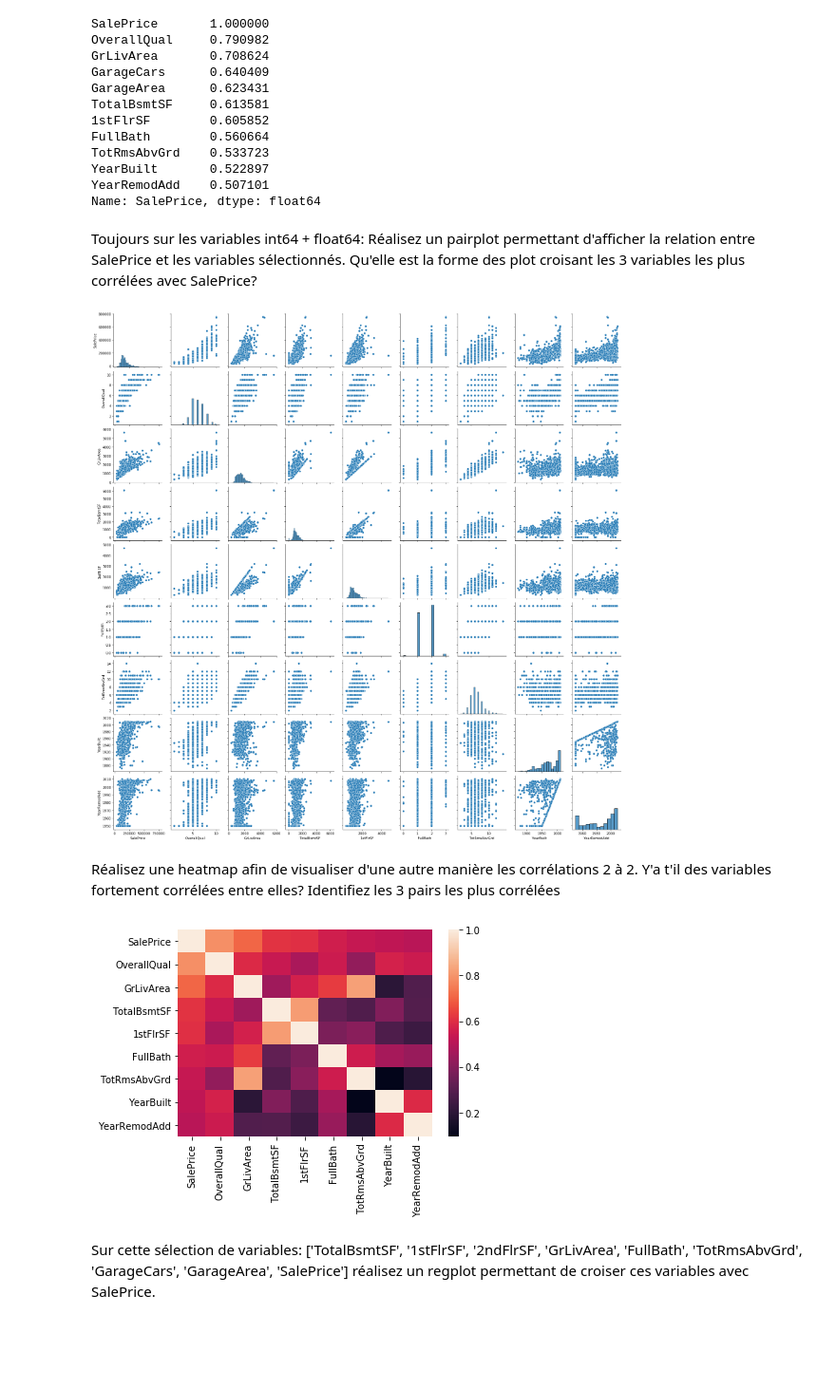
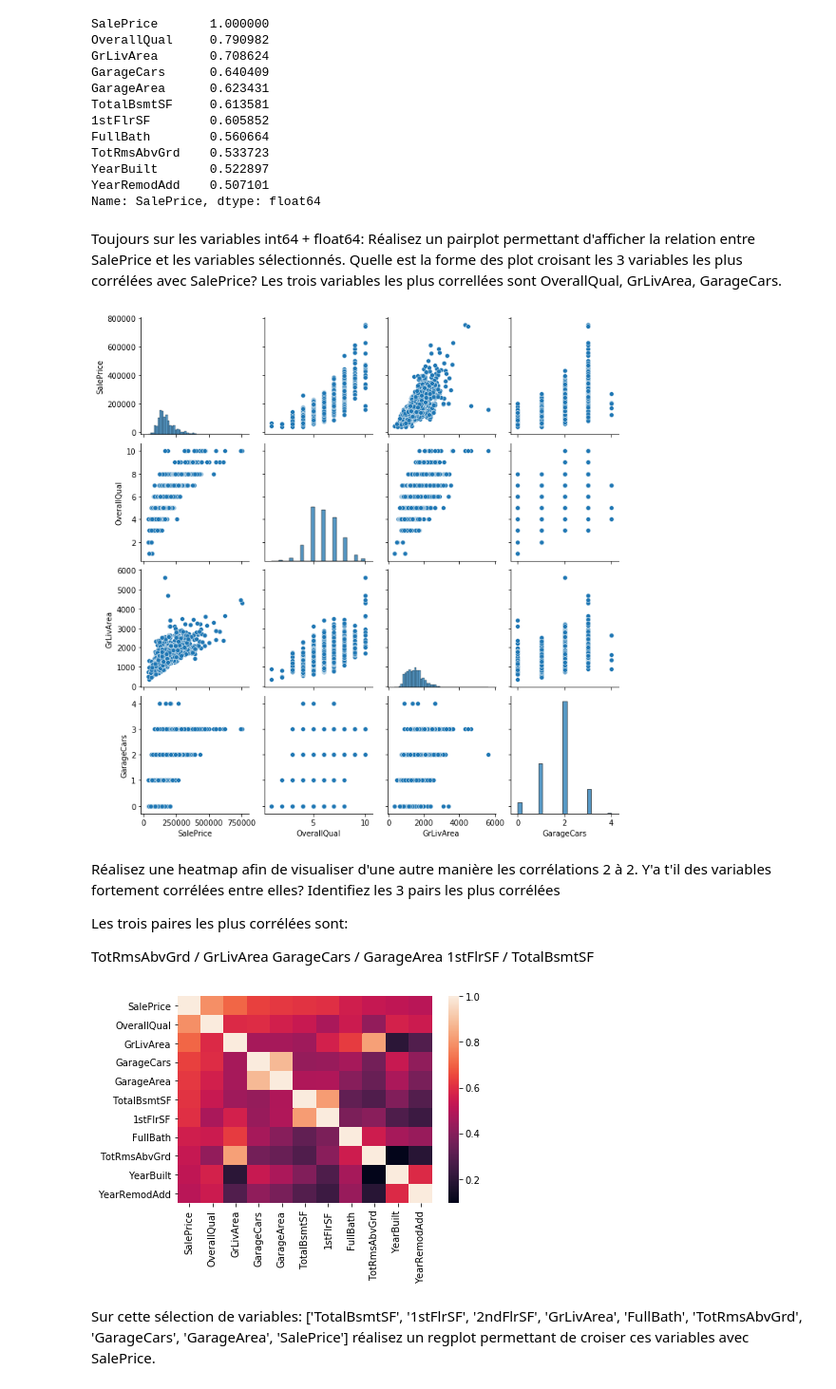
Before and after one commit to camillesauer/eda_maison, a Jupyter notebook: eda_maison.ipynb, the cells around one changed output. Shown at 95% size. Saved outputs shown, nothing was run; the diff lists cells and outputs as text; code cells hidden in the pictures; blank space fills up the shorter version.

```diff
--- a/eda_maison.ipynb
+++ b/eda_maison.ipynb
@@ -131,30 +130,48 @@ TotRmsAbvGrd    0.533723
 YearBuilt       0.522897
 YearRemodAdd    0.507101
 Name: SalePrice, dtype: float64
+# %%
+selected = [
+    'SalePrice',
+    'OverallQual',
+    'GrLivArea',
+    'GarageCars',
+    'GarageArea',
+    'TotalBsmtSF',
+    '1stFlrSF',
+    'FullBath',
+    'TotRmsAbvGrd',
+    'YearBuilt',
+    'YearRemodAdd'
+]
+
+df_corr= df_house_type.loc[:, selected]
 # %% [markdown]
-Toujours sur les variables int64 + float64: Réalisez un pairplot permettant d'afficher la relation entre SalePrice et les variables sélectionnés. Qu'elle est la forme des plot croisant les 3 variables les plus corrélées avec SalePrice?
+Toujours sur les variables int64 + float64: Réalisez un pairplot permettant d'afficher la relation entre SalePrice et les variables sélectionnés. Quelle est la forme des plot croisant les 3 variables les plus corrélées avec SalePrice?
+Les trois variables les plus correllées sont OverallQual, GrLivArea, GarageCars.
 # %%
 df_pairplot = ['SalePrice',
       'OverallQual',
       'GrLivArea',
-      'TotalBsmtSF',
-      '1stFlrSF',
-      'FullBath',
-      'TotRmsAbvGrd',
-      'YearBuilt',
-      'YearRemodAdd']
+      'GarageCars']
 
 plot_sale_price = df_house_type.loc[:, df_pairplot]
 sns.pairplot(plot_sale_price)
 plt.show;
 # %% [output]
-[figure, old version]
+[figure, new version]
 # %% [markdown]
 Réalisez une heatmap afin de visualiser d'une autre manière les corrélations 2 à 2. Y'a t'il des variables fortement corrélées entre elles? Identifiez les 3 pairs les plus corrélées
+
+Les trois paires les plus corrélées sont:
+
+TotRmsAbvGrd / GrLivArea
+GarageCars / GarageArea
+1stFlrSF / TotalBsmtSF
 # %%
-sns.heatmap(plot_sale_price.corr());
+sns.heatmap(df_corr.corr());
 # %% [output]
-[figure, old version]
+[figure, new version]
 # %% [markdown]
 Sur cette sélection de variables: ['TotalBsmtSF', '1stFlrSF', '2ndFlrSF', 'GrLivArea', 'FullBath', 'TotRmsAbvGrd', 'GarageCars', 'GarageArea', 'SalePrice'] réalisez un regplot permettant de croiser ces variables avec SalePrice.
 # %%
```
Also changed, not shown: parts of 12 cells of this notebook.
